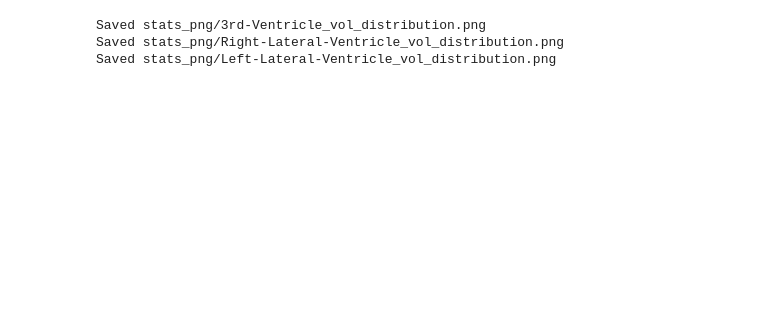
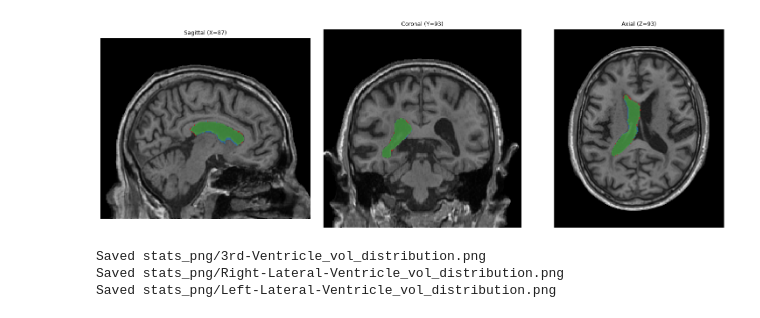
Before and after one commit to JihengLi/brain_ventricle_icu, a Jupyter notebook: notebook.ipynb, the cells around one changed output. Saved outputs shown, nothing was run; the diff lists cells and outputs as text; code cells hidden in the pictures; blank space fills up the shorter version.

```diff
--- a/notebook.ipynb
+++ b/notebook.ipynb
@@ -21,3 +57,9 @@ from stats_plot import *
+# %%
+_ = visualize_slant_subjectid_compare(
+    "sub-BRA074", keep_roi_list=[52], auto_slice=True, bg_t1_file=True
+)
+# %% [output]
+[figure, added]
 # %%
 with open("config.yaml", "r") as f:
     cfg = yaml.safe_load(f)
```
Also changed, not shown: parts of 22 cells of this notebook, 40 other files.
